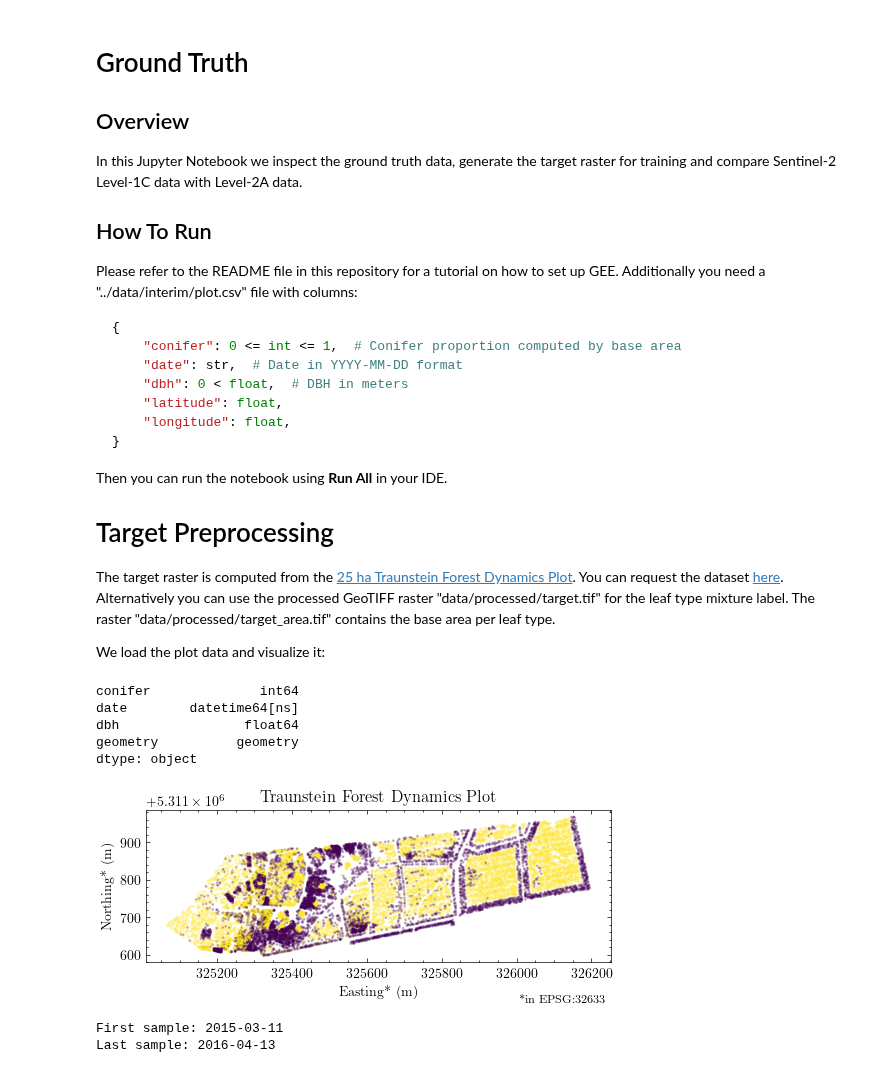
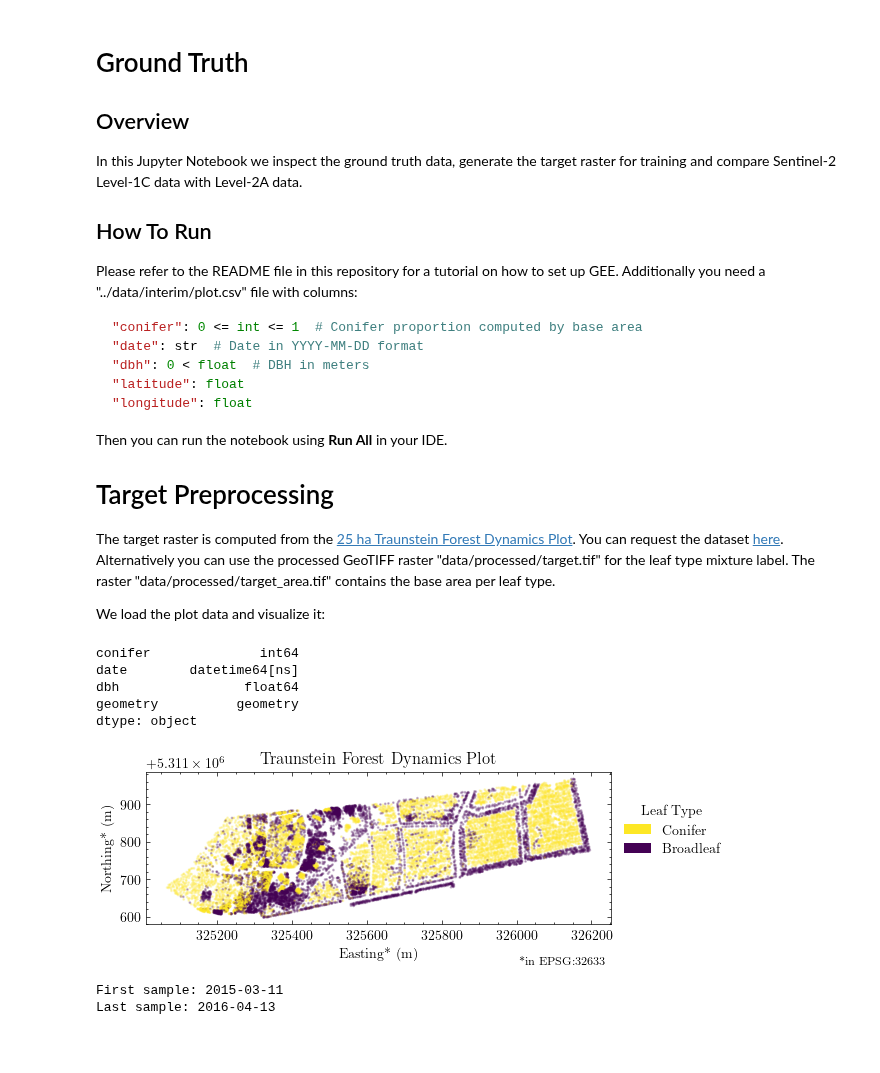
Before and after one commit to Lumcoin/leaf-type-mixture, a Jupyter notebook: notebooks/0-ground-truth.ipynb, the cells around one changed output. Drawn from its saved outputs; the diff is of its cells as text; code cells hidden in the pictures; blank space fills up the shorter version.

Commit message:
Finish formatting until experiment 2

````diff
--- a/notebooks/0-ground-truth.ipynb
+++ b/notebooks/0-ground-truth.ipynb
@@ -7,13 +7,11 @@ In this Jupyter Notebook we inspect the ground truth data, generate the target r
 ## How To Run
 Please refer to the README file in this repository for a tutorial on how to set up GEE. Additionally you need a "../data/interim/plot.csv" file with columns:
 ```python
-{
-    "conifer": 0 <= int <= 1,  # Conifer proportion computed by base area
-    "date": str,  # Date in YYYY-MM-DD format
-    "dbh": 0 < float,  # DBH in meters
-    "latitude": float,
-    "longitude": float,
-}
+"conifer": 0 <= int <= 1  # Conifer proportion computed by base area
+"date": str  # Date in YYYY-MM-DD format
+"dbh": 0 < float  # DBH in meters
+"latitude": float
+"longitude": float
 ```
 Then you can run the notebook using **Run All** in your IDE.
 
@@ -42,29 +40,40 @@ geometry          geometry
 dtype: object
 # %%
 # Plot the data on stem level
+from matplotlib.patches import Patch
+from matplotlib.cm import viridis
 import matplotlib.pyplot as plt
 import scienceplots
 
 plt.style.use("science")
 
+# Plot
 ax = gdf.plot(
     markersize=1, figsize=(6, 2), alpha=0.25, column="conifer", cmap="viridis"
 )
+legend_elements = [
+    Patch(facecolor=viridis.get_over(), label="Conifer"),
+    Patch(facecolor=viridis.get_under(), label="Broadleaf"),
+]
+golden_ratio = (1 + 5**0.5) / 2
+ax.legend(handles=legend_elements, title="Leaf Type", loc="center left", bbox_to_anchor=(1, 1 / golden_ratio))
+
+# Format
 ax.set_title("Traunstein Forest Dynamics Plot")
 ax.set_xlabel("Easting* (m)")
 ax.set_ylabel("Northing* (m)")
 ax.annotate(
     "*in EPSG:32633",
     (ax.get_position().x1 - 0.05, 0),
     xycoords="figure fraction",
     va="bottom",
     ha="right",
     fontsize="small",
 )
-fig = ax.get_figure()
+
 plt.show()
 # %% [output]
-[figure, old version]
+[figure, new version]
 # %%
 # Plot the distribution of the recording dates
 import seaborn as sns
````
Also changed, not shown: 3 other files.
